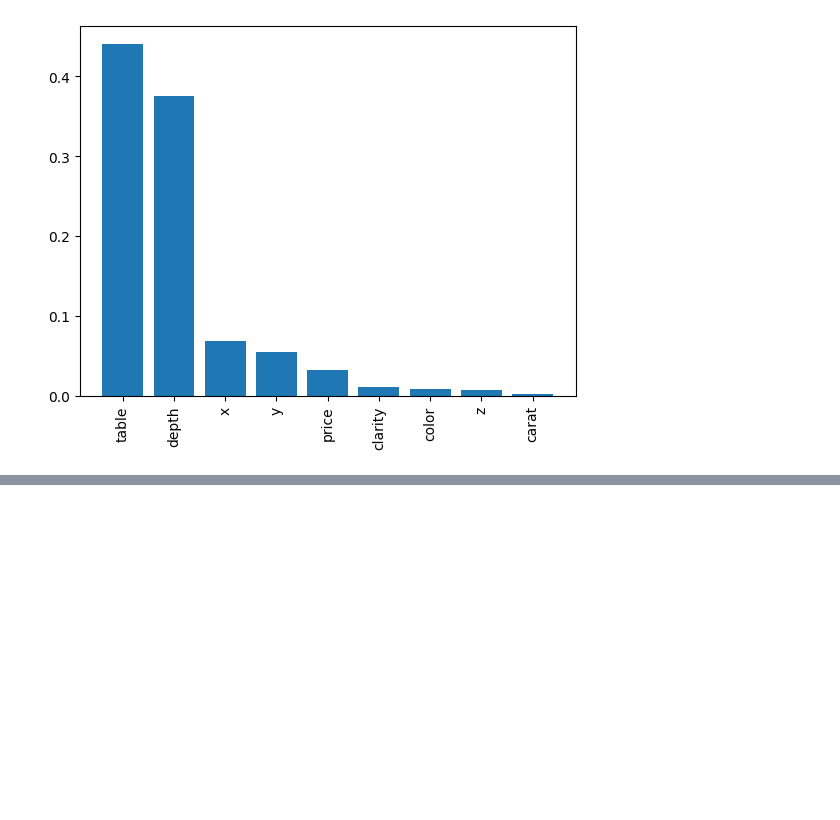
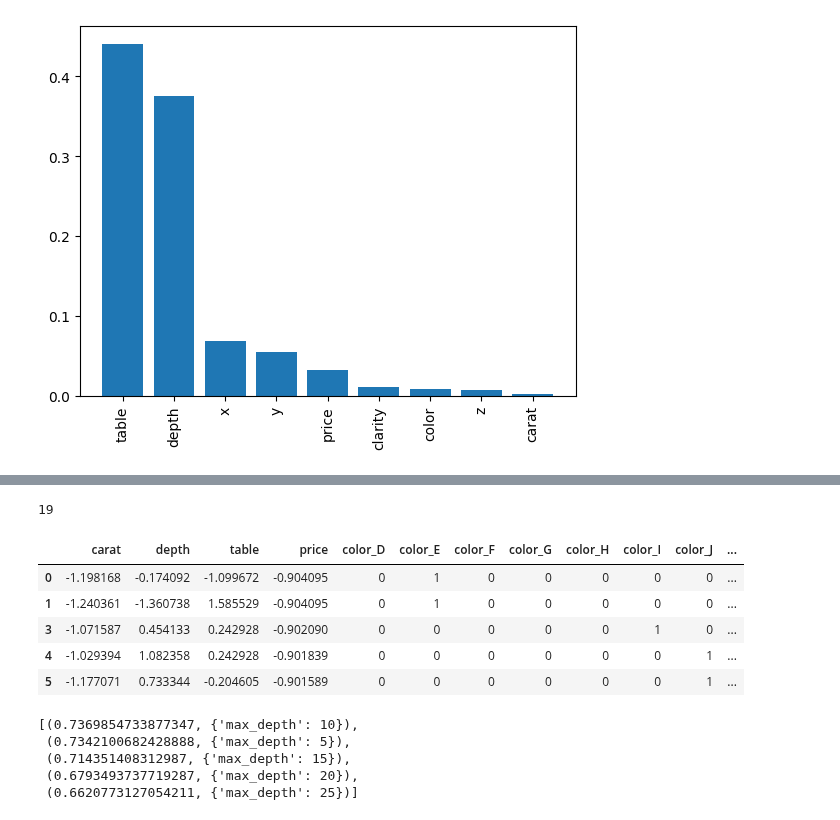
Before and after one commit to Pikurrot/ml-project-uab, a Jupyter notebook: analysis_dt.ipynb, the cells around one changed output, grey strips where cells are left out. Saved outputs shown, nothing was run; the diff lists cells and outputs as text; code cells hidden in the pictures; blank space fills up the shorter version.

```diff
--- a/analysis_dt.ipynb
+++ b/analysis_dt.ipynb
@@ -76,0 +289,70 @@ model.importances(features=X_train.columns, show=True)
+# %%
+from sklearn.preprocessing import LabelEncoder, StandardScaler
+
+def preprocessing_temp(df: pd.DataFrame):
+	# Encode categorical to numerical
+	le_cut = LabelEncoder()
+
+	df["cut"] = le_cut.fit_transform(df["cut"])
+	df = pd.get_dummies(df, columns=["color", "clarity"])
+
+	# Drop unnecesary columns
+	df = df.drop(columns=["Unnamed: 0"])
+
+	# Separate X and y
+	y = df["cut"]
+	X = df.drop(columns=["cut"])
+
+	# Standarize
+	one_hot_features = df.columns[df.columns.str.contains("color|clarity")]
+	features = ["carat", "depth", "table", "price"]
+	scaler = StandardScaler()
+	# scale only "features", then concatenate with "one_hot_features"
+	X_scaled = pd.DataFrame(scaler.fit_transform(X[features].to_numpy()), columns=features)
+	X_scaled = pd.concat([X_scaled, X[one_hot_features]], axis=1)
+
+	# Remove outliers
+	for feature in features:
+		Q1 = X_scaled[feature].quantile(0.25)
+		Q3 = X_scaled[feature].quantile(0.75)
+		IQR = Q3 - Q1
+
+		lower_bound = Q1 - 1.5 * IQR
+		upper_bound = Q3 + 1.5 * IQR
+
+		condition = (X_scaled[feature] >= lower_bound) & (X_scaled[feature] <= upper_bound)
+		X_scaled = X_scaled[condition]
+		y = y[condition]
+
+	return X_scaled, y, scaler
+
+df = pd.read_csv("data/diamonds.csv")
+df_copy = df.copy()
+X, y, scaler = preprocessing_temp(df)
+print(len(X.columns))
+X.head()
+# %% [output]
+19
+|  | carat | depth | table | price | color_D | color_E | color_F | color_G | color_H | color_I | color_J | ... |
+| 0 | -1.198168 | -0.174092 | -1.099672 | -0.904095 | 0 | 1 | 0 | 0 | 0 | 0 | 0 | ... |
+| 1 | -1.240361 | -1.360738 | 1.585529 | -0.904095 | 0 | 1 | 0 | 0 | 0 | 0 | 0 | ... |
+| 3 | -1.071587 | 0.454133 | 0.242928 | -0.902090 | 0 | 0 | 0 | 0 | 0 | 1 | 0 | ... |
+| 4 | -1.029394 | 1.082358 | 0.242928 | -0.901839 | 0 | 0 | 0 | 0 | 0 | 0 | 1 | ... |
+| 5 | -1.177071 | 0.733344 | -0.204605 | -0.901589 | 0 | 0 | 0 | 0 | 0 | 0 | 1 | ... |
+# %%
+from sklearn.model_selection import GridSearchCV
+X_train, X_test, y_train, y_test = train_test_split(X, y, test_size=0.2, random_state=42)
+
+param_grid = {
+	'max_depth': [5, 10, 15, 20, 25]
+}
+
+grid_search = GridSearchCV(DecisionTree(random_state=42), param_grid, cv=5, scoring='accuracy', return_train_score=True)
+grid_search.fit(X_train, y_train)
+sorted(zip(grid_search.cv_results_['mean_test_score'], grid_search.cv_results_['params']), reverse=True)
+# %% [output]
+[(0.7369854733877347, {'max_depth': 10}),
+ (0.7342100682428888, {'max_depth': 5}),
+ (0.714351408312987, {'max_depth': 15}),
+ (0.6793493737719287, {'max_depth': 20}),
+ (0.6620773127054211, {'max_depth': 25})]
```
Also changed, not shown: parts of 21 cells of this notebook.
